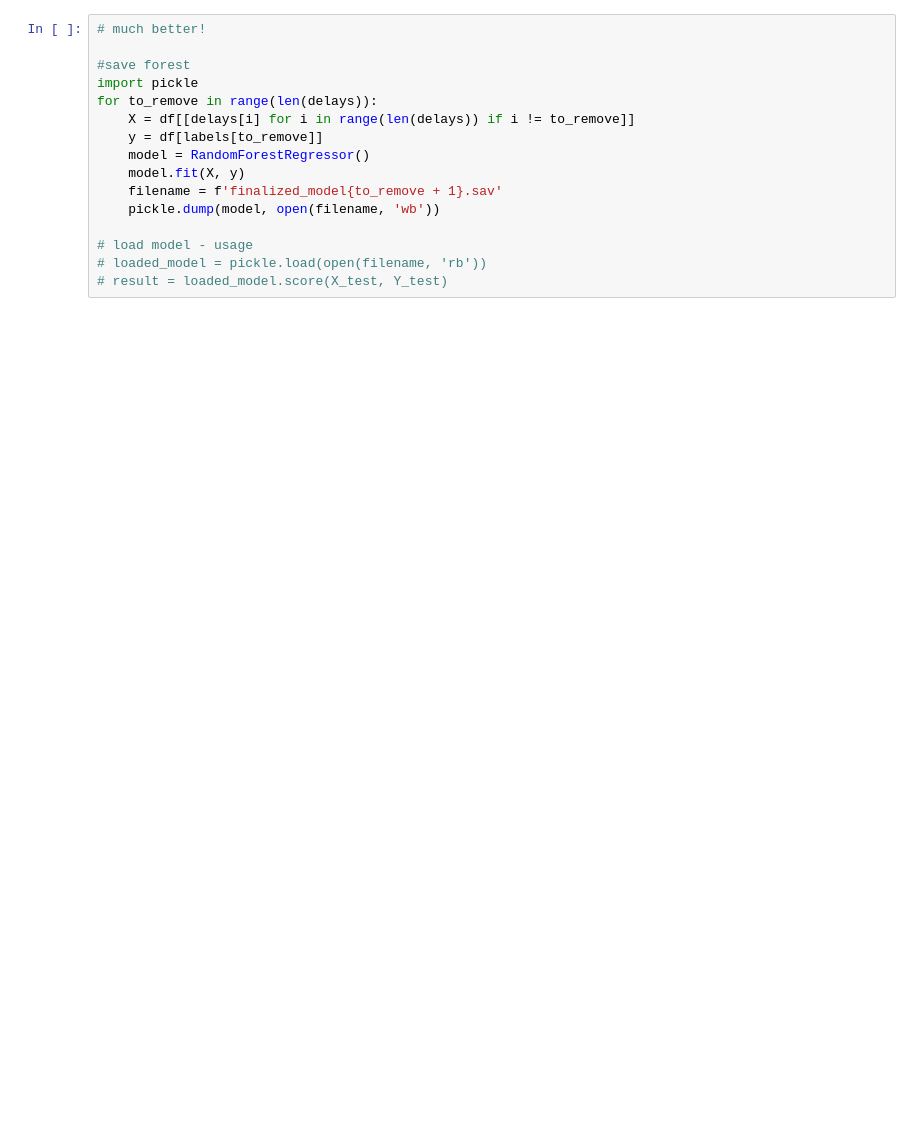
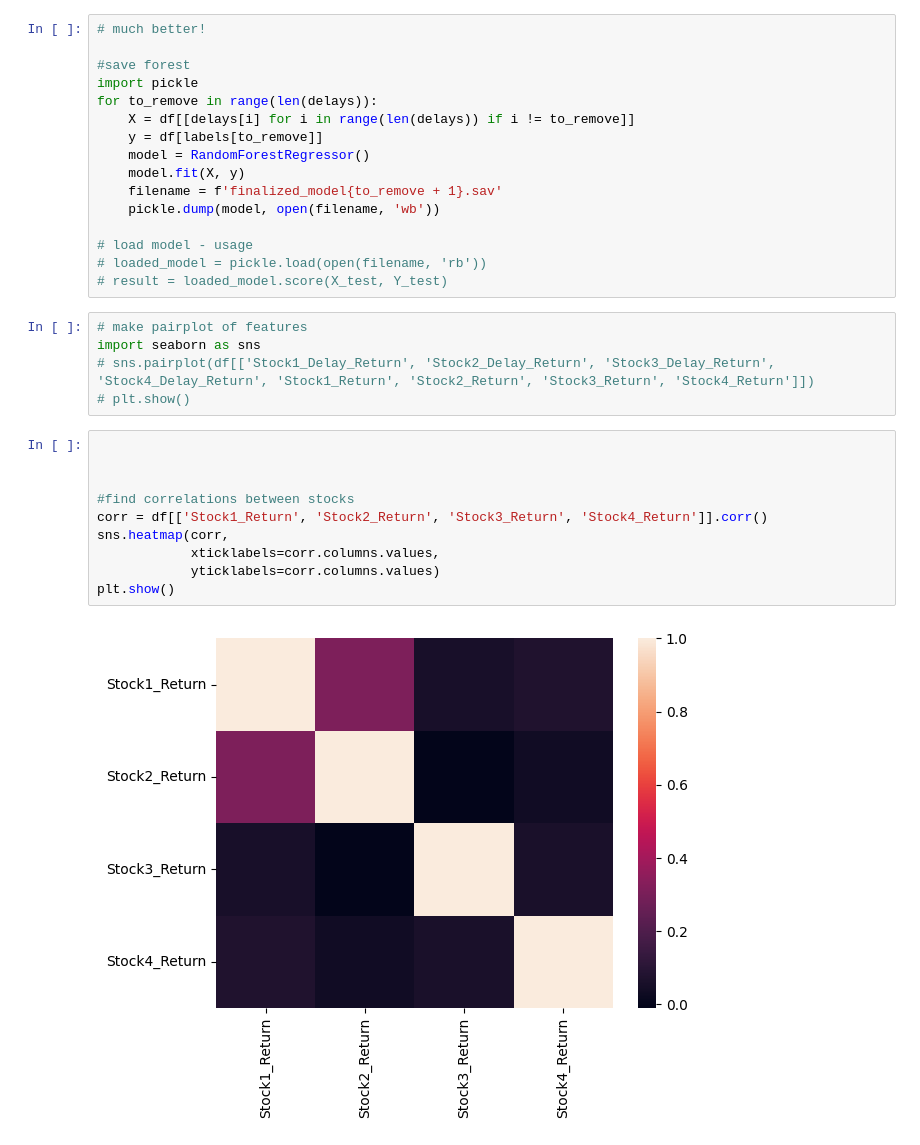
Before and after one commit to Meeeee6623/MFT_Team, a Jupyter notebook: intro_project/view_relationships.ipynb, the cells around one changed output. Cells and saved outputs as stored; diff of their text form; blank space fills up the shorter version.

```diff
--- a/intro_project/view_relationships.ipynb
+++ b/intro_project/view_relationships.ipynb
@@ -141,3 +141,20 @@ for to_remove in range(len(delays)):
 # load model - usage
 # loaded_model = pickle.load(open(filename, 'rb'))
 # result = loaded_model.score(X_test, Y_test)
+# %%
+# make pairplot of features
+import seaborn as sns
+# sns.pairplot(df[['Stock1_Delay_Return', 'Stock2_Delay_Return', 'Stock3_Delay_Return', 'Stock4_Delay_Return', 'Stock1_Return', 'Stock2_Return', 'Stock3_Return', 'Stock4_Return']])
+# plt.show()
+# %%
+
+
+
+#find correlations between stocks
+corr = df[['Stock1_Return', 'Stock2_Return', 'Stock3_Return', 'Stock4_Return']].corr()
+sns.heatmap(corr,
+            xticklabels=corr.columns.values,
+            yticklabels=corr.columns.values)
+plt.show()
+# %% [output]
+[figure, added]
```
Also changed, not shown: parts of 7 cells of this notebook, 6 other files.
